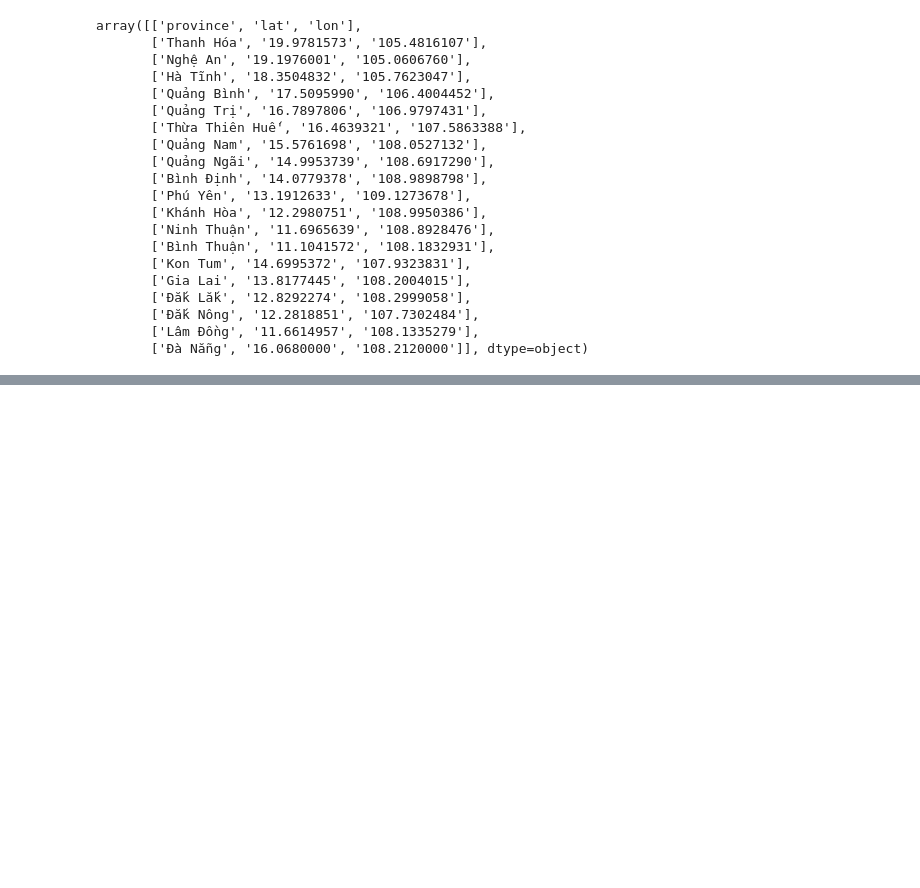
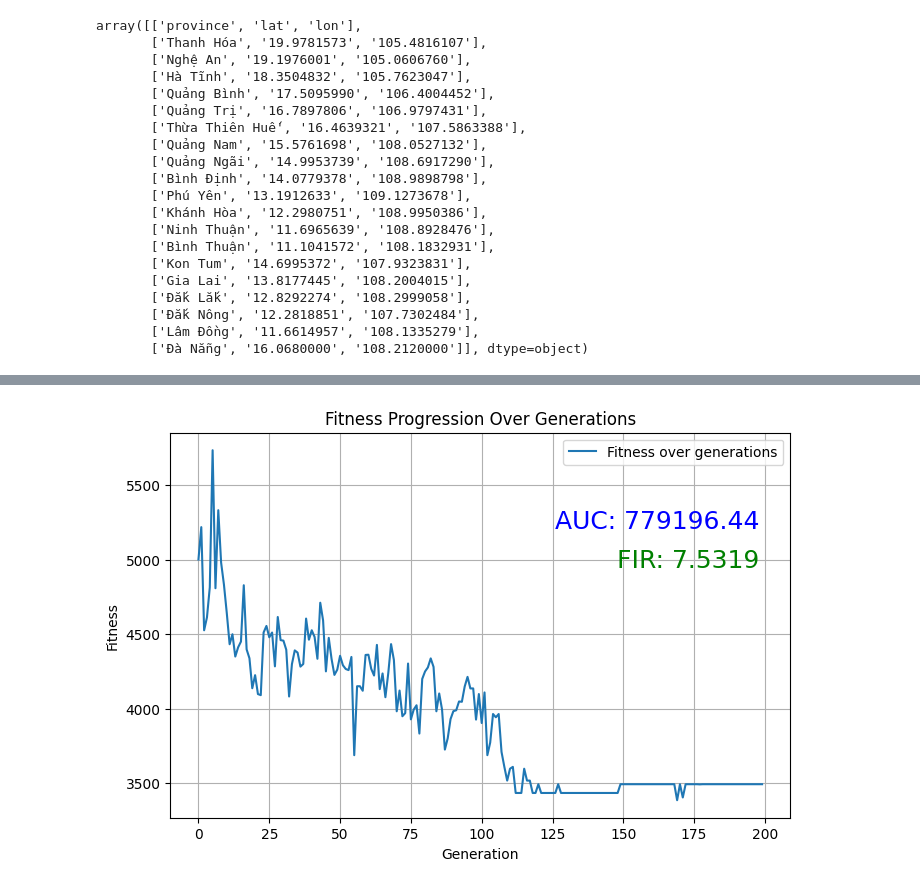
Before and after one commit to thilinnd/GA_TSP, a Jupyter notebook: src/experiment_algo.ipynb, the cells around one changed output, grey strips where cells are left out. Drawn from its saved outputs; the diff is of its cells as text; code cells hidden in the pictures; blank space fills up the shorter version.

```diff
--- a/src/experiment_algo.ipynb
+++ b/src/experiment_algo.ipynb
@@ -137,0 +231,6 @@ plot_fitness_grid(distance_matrix)
+# %%
+fitness = solve(distance_matrix, generations=200, mutation_rate=0.01, population_size=100,
+                mutation_algorithm='inversion', crossover_algorithm='uniform', selection_algorithm='roulette_wheel')[2]
+plot_fitness(fitness)
+# %% [output]
+[figure, added]
```
Also changed, not shown: parts of 17 cells of this notebook.
